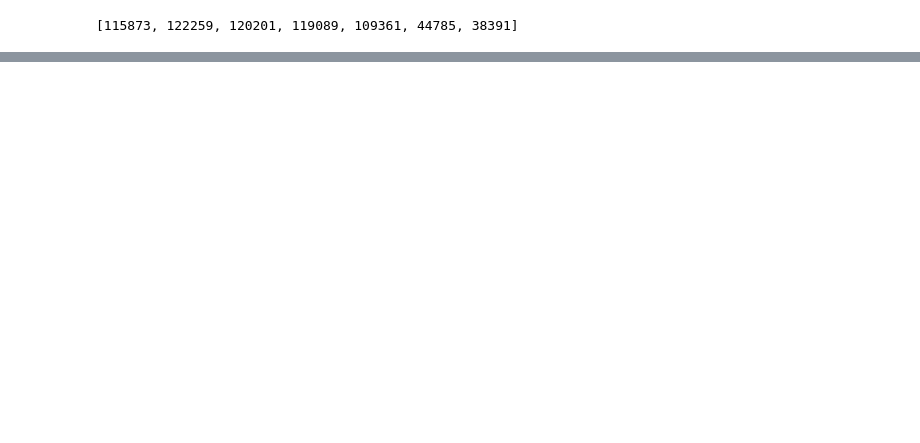
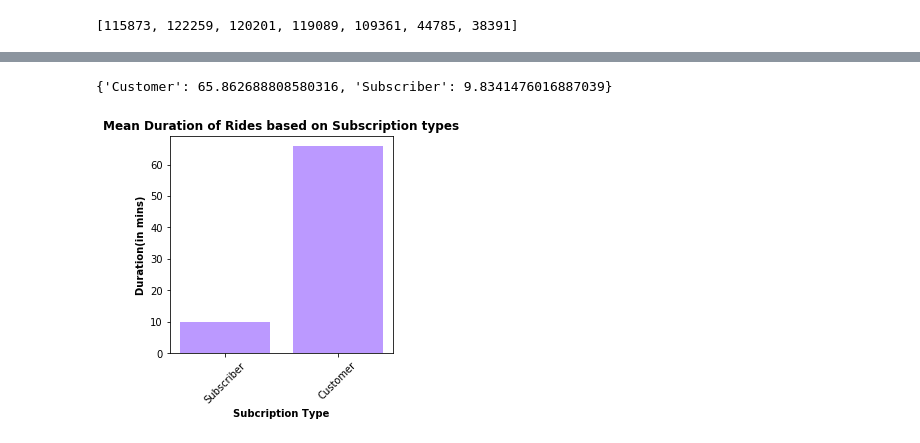
Before and after one commit to senapati-deepak/bay_area_bike_share, a Jupyter notebook: analysis.ipynb, the cells around one changed output, grey strips where cells are left out. Cells and saved outputs as stored; diff of their text form; code cells hidden in the pictures; blank space fills up the shorter version.

```diff
--- a/analysis.ipynb
+++ b/analysis.ipynb
@@ -191,0 +200,5 @@ plt.legend()
+# %%
+duration_weekday = []
+for i in range(7):
+    duration_weekday.append(trip['duration'][trip['weekday'] == i].mean()/60)
+duration_weekday
@@ -191,0 +224,18 @@ plt.legend()
+# %%
+duration_subscritiontype = {}
+for i in trip['subscription_type'].unique():
+    duration_subscritiontype[i] = trip['duration'][trip['subscription_type'] == i].mean()/60
+duration_subscritiontype
+# %% [output]
+{'Customer': 65.862688808580316, 'Subscriber': 9.8341476016887039}
+# %%
+xpos = np.arange(len(list(duration_subscritiontype.keys())))
+plt.figure(figsize=(4,4))
+plt.title("Mean Duration of Rides based on Subscription types", fontweight='bold')
+plt.xticks(xpos, trip['subscription_type'].unique(), rotation=45)
+plt.xlabel("Subcription Type", fontweight='bold')
+plt.ylabel("Duration(in mins)", fontweight='bold')
+plt.bar(xpos, list(duration_subscritiontype.values()), color='#bb99ff')
+plt.show()
+# %% [output]
+[figure, added]
```
Also changed, not shown: parts of 10 cells of this notebook.
